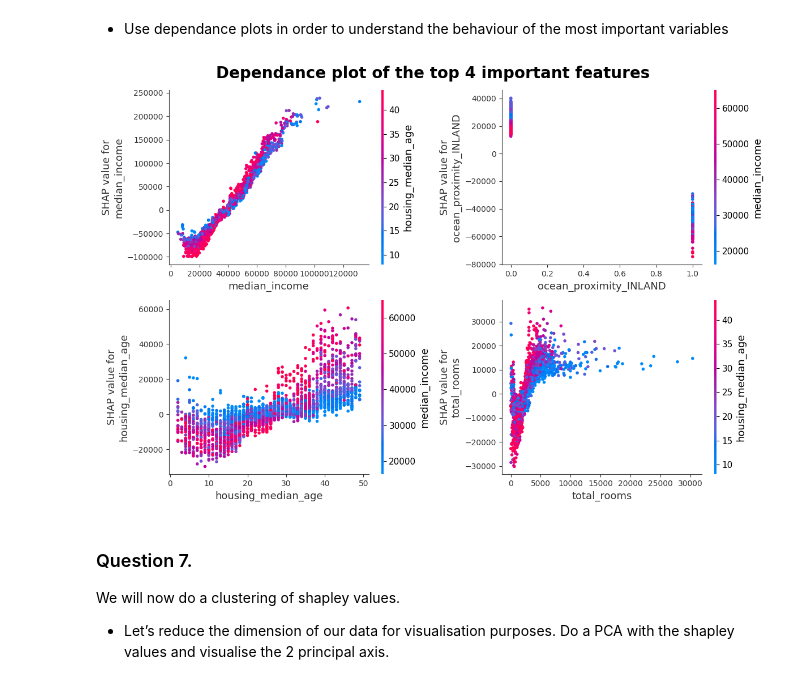
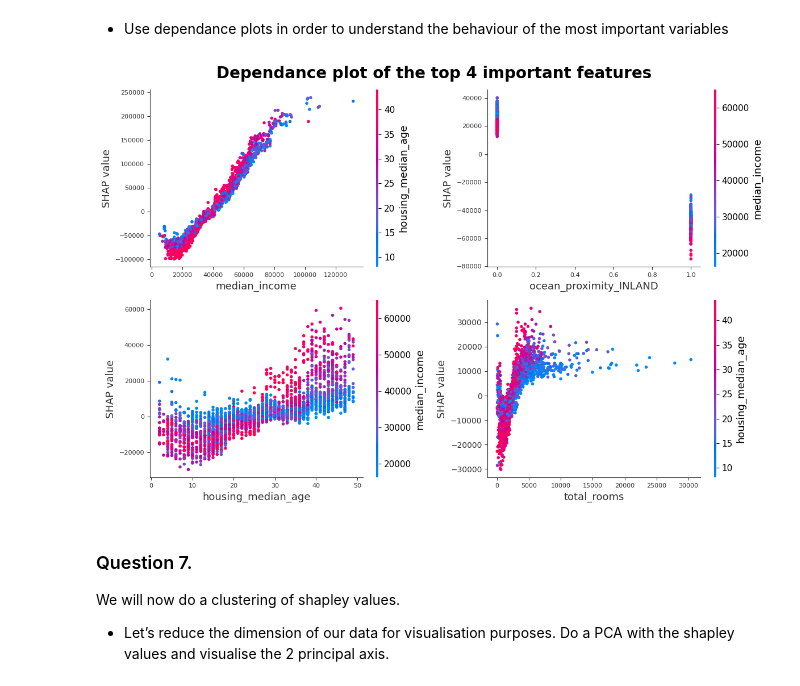
Before and after one commit to BastienCH08/explainabilityAI-tutorial4, a Jupyter notebook: notebook_projet.ipynb, the cells around one changed output. Cells and saved outputs as stored; diff of their text form; code cells hidden in the pictures.

```diff
--- a/notebook_projet.ipynb
+++ b/notebook_projet.ipynb
@@ -408,27 +410,27 @@ plt.show()
 # %%
 # Get the indices of the most important features based on SHAP values
 top_features_indices = np.argsort(np.abs(rf_shap_values).mean(0))[::-1][:4]  # Select top 4 features
 
 # Number of top features to display
 num_top_features = len(top_features_indices)
 
 # Create subplots
 fig, axs = plt.subplots(2, 2, figsize=(12, 8))
 
 for i, feature_idx in enumerate(top_features_indices):
     shap.dependence_plot(feature_idx, rf_shap_values, X_test, feature_names=X_test.columns, ax=axs[i//2, i%2], show=False)
 
     # Customizing y-axis font properties for each subplot
-    axs[i//2, i%2].tick_params(axis='y', labelsize=10)
-    axs[i//2, i%2].tick_params(axis='x', labelsize=10)
+    axs[i//2, i%2].tick_params(axis='y', labelsize=8)
+    axs[i//2, i%2].tick_params(axis='x', labelsize=8)
+    axs[i//2, i%2].set_ylabel(f"SHAP value")
 
     plt.tick_params(axis='y', labelsize=10)
-    axs
 fig.suptitle('Dependance plot of the top 4 important features', fontsize = 20, fontweight = "bold")
 plt.tight_layout()
 plt.show()
 # %% [output]
-[figure, old version]
+[figure, new version]
 # %% [markdown]
 ### Question 7.
 We will now do a clustering of shapley values.
```
Also changed, not shown: parts of 2 cells of this notebook.
